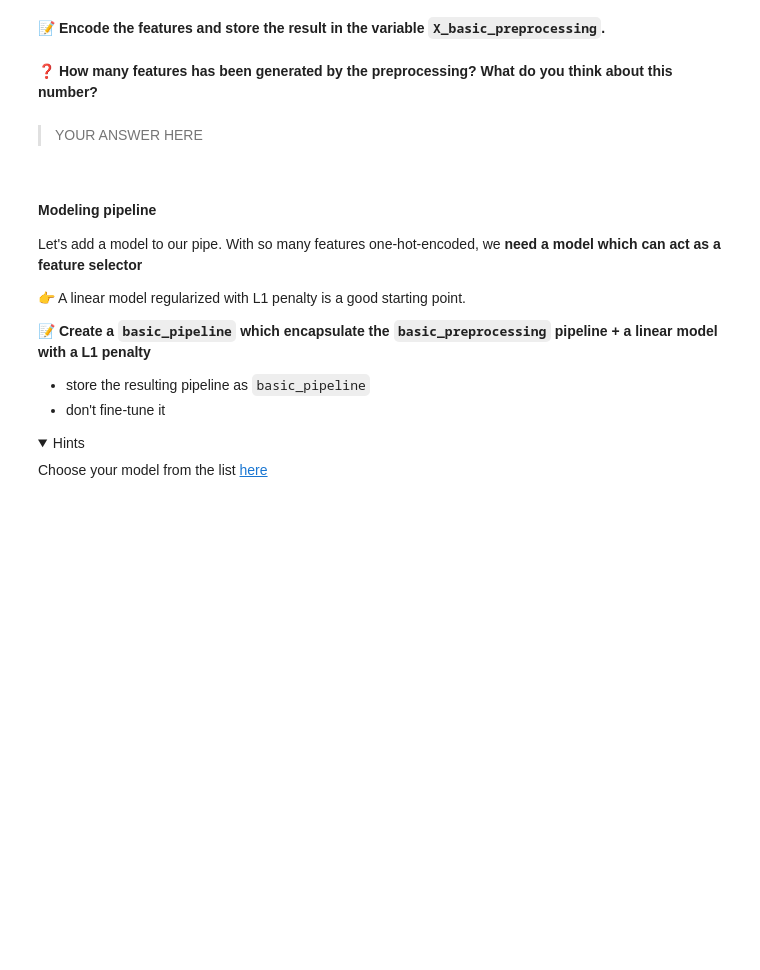
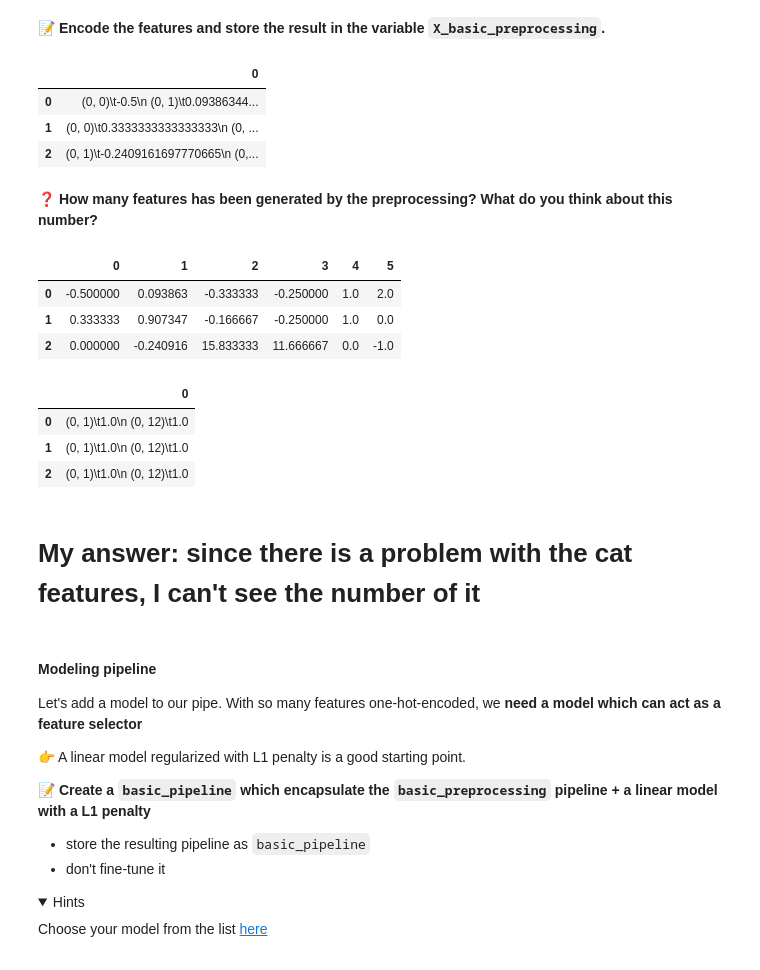
Before and after one commit to Dandan-2021/data-certification-exam, a Jupyter notebook: machine_learning/TV_popularity_predictor.ipynb, the cells around one changed output. Cells and saved outputs as stored; diff of their text form; code cells hidden in the pictures; folded sections open; blank space fills up the shorter version.

```diff
--- a/machine_learning/TV_popularity_predictor.ipynb
+++ b/machine_learning/TV_popularity_predictor.ipynb
@@ -194,4 +365,36 @@ from sklearn import set_config; set_config(display='diagram')
+# %%
+X_basic_preprocessing = pd.DataFrame(preprocessor.fit_transform(X)).head(3)
+X_basic_preprocessing
+# %% [output]
+|  | 0 |
+| 0 | (0, 0)\t-0.5\n (0, 1)\t0.09386344... |
+| 1 | (0, 0)\t0.3333333333333333\n (0, ... |
+| 2 | (0, 1)\t-0.2409161697770665\n (0,... |
 # %% [markdown]
 **❓ How many features has been generated by the preprocessing? What do you think about this number?**
-# %% [markdown]
-> YOUR ANSWER HERE
+# %%
+pipe_num = Pipeline([
+    ('scaler', RobustScaler())
+    ])
+preprocessor1 = ColumnTransformer([
+    ('num_transformer', pipe_num,numerical)
+    ])
+pd.DataFrame(preprocessor1.fit_transform(X)).head(3)
+# %% [output]
+|  | 0 | 1 | 2 | 3 | 4 | 5 |
+| 0 | -0.500000 | 0.093863 | -0.333333 | -0.250000 | 1.0 | 2.0 |
+| 1 | 0.333333 | 0.907347 | -0.166667 | -0.250000 | 1.0 | 0.0 |
+| 2 | 0.000000 | -0.240916 | 15.833333 | 11.666667 | 0.0 | -1.0 |
+# %%
+pipe_cat = Pipeline([
+    ('ohe',OneHotEncoder(handle_unknown='ignore'))
+    ])
+preprocessor2 = ColumnTransformer([
+    ('cat_transformer', pipe_cat,['available_in_english',,'status','all_genres','top_countries',])
+    ])
+pd.DataFrame(preprocessor2.fit_transform(X)).head(3)
+# %% [output]
+|  | 0 |
+| 0 | (0, 1)\t1.0\n (0, 12)\t1.0 |
+| 1 | (0, 1)\t1.0\n (0, 12)\t1.0 |
+| 2 | (0, 1)\t1.0\n (0, 12)\t1.0 |
@@ -198,3 +403,5 @@ from sklearn import set_config; set_config(display='diagram')
+# %% [markdown]
+# My answer: since there is a problem with the cat features, I can't see the number of it
 # %% [markdown]
 #### Modeling pipeline
 
```
Also changed, not shown: parts of 31 cells of this notebook, 1 other file.
